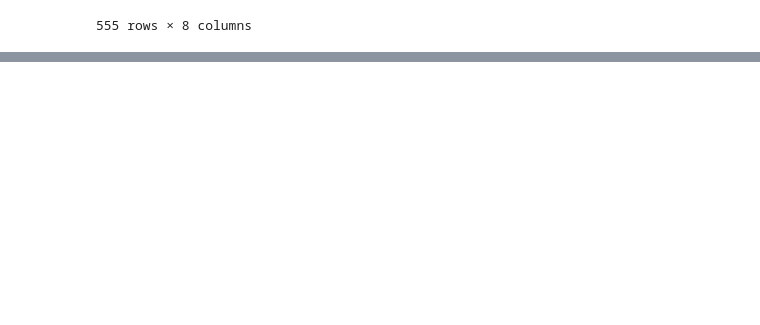
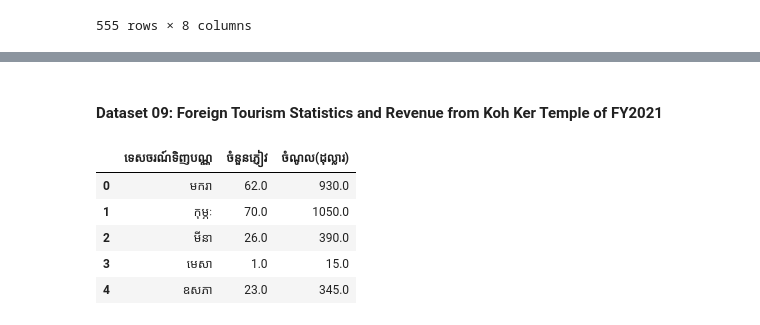
Before and after one commit to KrySenghort/Data-Cleaning-Data-EF, a Jupyter notebook: Code-02.ipynb, the cells around one changed output, grey strips where cells are left out. Cells and saved outputs as stored; diff of their text form; code cells hidden in the pictures; blank space fills up the shorter version.

```diff
--- a/Code-02.ipynb
+++ b/Code-02.ipynb
@@ -185,0 +241,20 @@ df_long.to_csv("07-Cambodia's Economic Overview and Future Outlook (2015-2029).c
+# %% [markdown]
+#### Dataset 09: Foreign Tourism Statistics and Revenue from Koh Ker Temple of FY2021
+# %%
+import requests
+
+url = "https://data.mef.gov.kh/api/v1/public-datasets/pd_6768c749255e6c0001248280/json?page=1&page_size=1000"
+data09 = response.json()
+
+# Extract the 'items' list
+items = data09['items']
+df = pd.DataFrame(items)
+df = df.drop(columns=['row_number'])
+df.head()
+# %% [output]
+|  | ទេសចរណ៍ទិញបណ្ណ | ចំនួនភ្ញៀវ | ចំណូល(ដុល្លារ) |
+| 0 | មករា | 62.0 | 930.0 |
+| 1 | កុម្ភៈ | 70.0 | 1050.0 |
+| 2 | មីនា | 26.0 | 390.0 |
+| 3 | មេសា | 1.0 | 15.0 |
+| 4 | ឧសភា | 23.0 | 345.0 |
```
Also changed, not shown: parts of 3 cells of this notebook, 2 other files.
